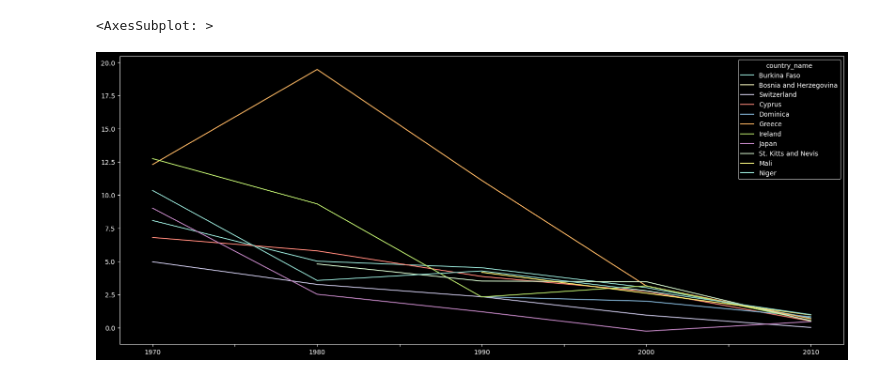
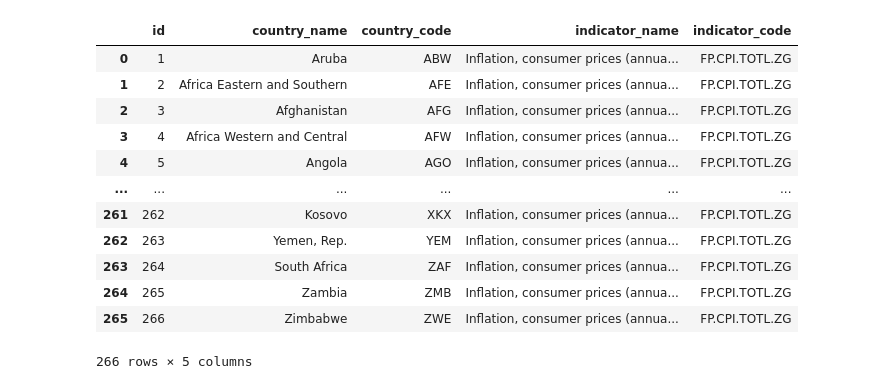
Before and after one commit to utkusarioglu/data-workshop, a Jupyter notebook: src/inflation.ipynb, the cells around one changed output. Drawn from its saved outputs; the diff is of its cells as text; code cells hidden in the pictures.

```diff
--- a/src/inflation.ipynb
+++ b/src/inflation.ipynb
@@ -138,5 +31,17 @@ averages
-# %%
-averages.plot(figsize=(20, 8))
-# %% [output]
-<AxesSubplot: >
-[figure, removed]
+# %%
+countries = query("SELECT * FROM inflation.country_list;")
+countries
+# %% [output]
+|  | id | country_name | country_code | indicator_name | indicator_code |
+| 0 | 1 | Aruba | ABW | Inflation, consumer prices (annua... | FP.CPI.TOTL.ZG |
+| 1 | 2 | Africa Eastern and Southern | AFE | Inflation, consumer prices (annua... | FP.CPI.TOTL.ZG |
+| 2 | 3 | Afghanistan | AFG | Inflation, consumer prices (annua... | FP.CPI.TOTL.ZG |
+| 3 | 4 | Africa Western and Central | AFW | Inflation, consumer prices (annua... | FP.CPI.TOTL.ZG |
+| 4 | 5 | Angola | AGO | Inflation, consumer prices (annua... | FP.CPI.TOTL.ZG |
+| ... | ... | ... | ... | ... | ... |
+| 261 | 262 | Kosovo | XKX | Inflation, consumer prices (annua... | FP.CPI.TOTL.ZG |
+| 262 | 263 | Yemen, Rep. | YEM | Inflation, consumer prices (annua... | FP.CPI.TOTL.ZG |
+| 263 | 264 | South Africa | ZAF | Inflation, consumer prices (annua... | FP.CPI.TOTL.ZG |
+| 264 | 265 | Zambia | ZMB | Inflation, consumer prices (annua... | FP.CPI.TOTL.ZG |
+| 265 | 266 | Zimbabwe | ZWE | Inflation, consumer prices (annua... | FP.CPI.TOTL.ZG |
+266 rows × 5 columns
```
Also changed, not shown: parts of 16 cells of this notebook, 41 other files.
